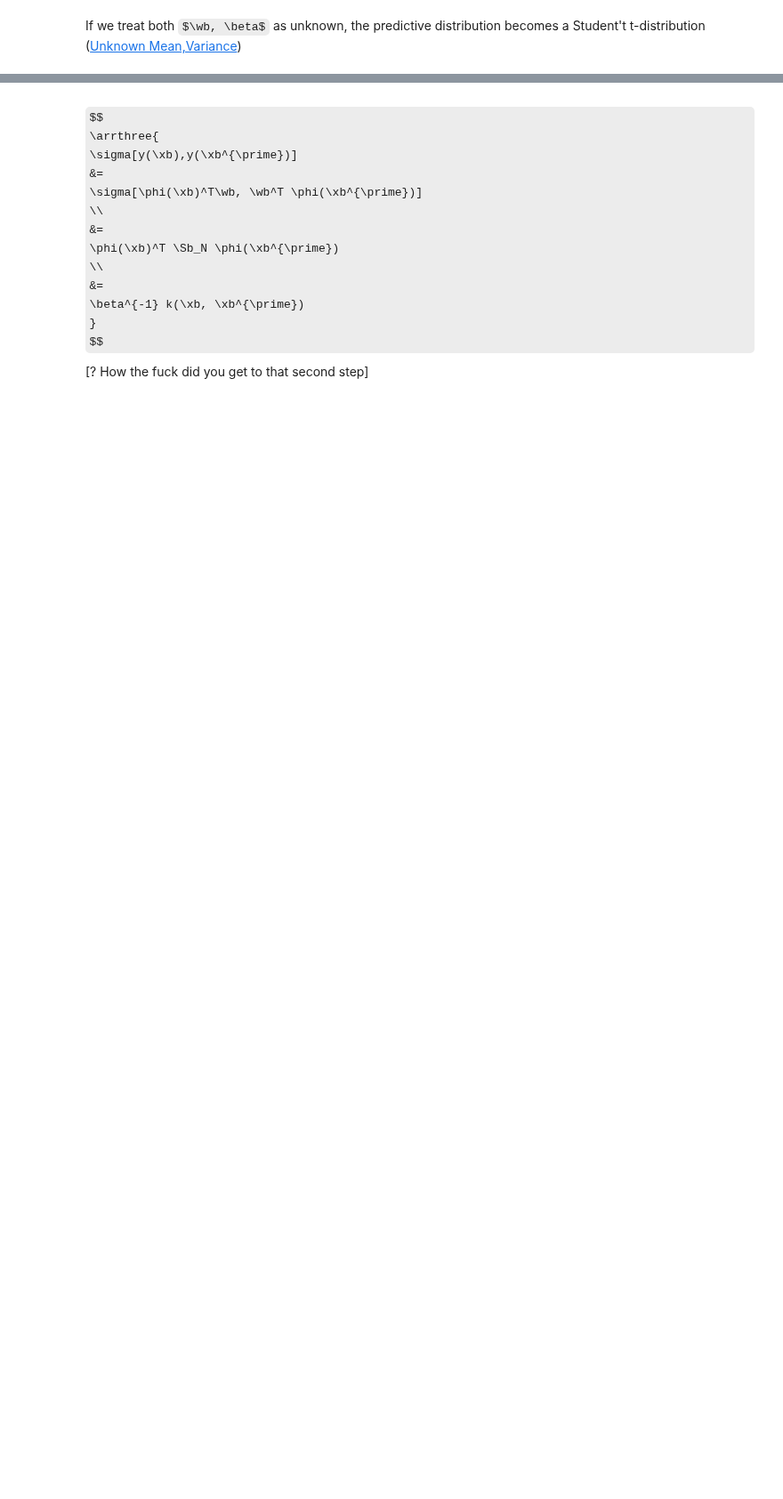
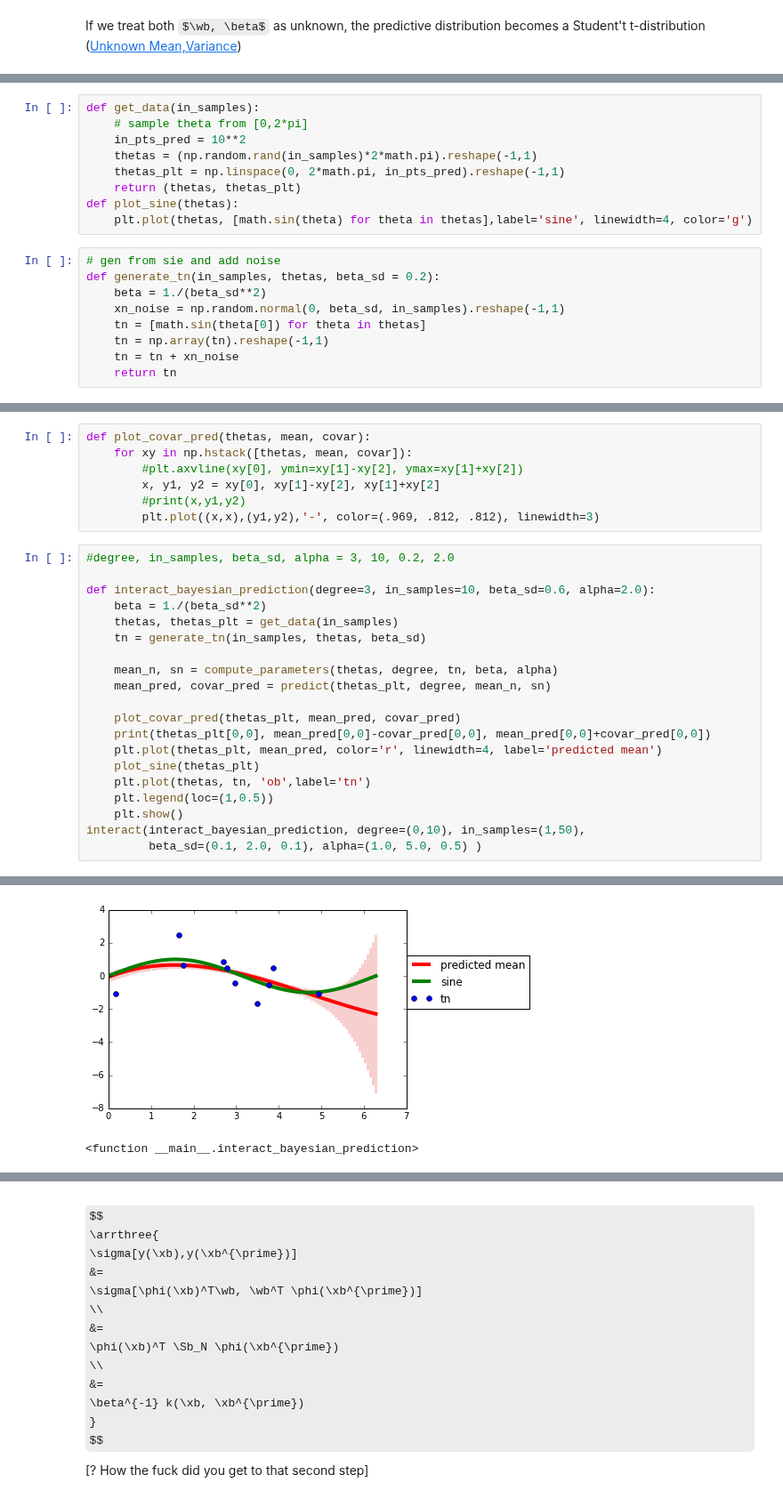
Before and after one commit to john-von-seneca/ml-and-what-not, a Jupyter notebook: void-main/linear-models-for-regression/bayesian-linear-regression.ipynb, the cells around one changed output, grey strips where cells are left out. Shown at 89% size. Saved outputs shown, nothing was run; the diff lists cells and outputs as text; some formulas as TeX source; blank space fills up the shorter version.

Commit message:
vm/3/bayesian-linear-regression$

```diff
--- a/void-main/linear-models-for-regression/bayesian-linear-regression.ipynb
+++ b/void-main/linear-models-for-regression/bayesian-linear-regression.ipynb
@@ -532,0 +536,18 @@ NameError: name 'np' is not defined
+# %%
+def get_data(in_samples):
+    # sample theta from [0,2*pi]
+    in_pts_pred = 10**2
+    thetas = (np.random.rand(in_samples)*2*math.pi).reshape(-1,1)
+    thetas_plt = np.linspace(0, 2*math.pi, in_pts_pred).reshape(-1,1)
+    return (thetas, thetas_plt)
+def plot_sine(thetas):
+    plt.plot(thetas, [math.sin(theta) for theta in thetas],label='sine', linewidth=4, color='g')
+# %%
+# gen from sie and add noise
+def generate_tn(in_samples, thetas, beta_sd = 0.2):
+    beta = 1./(beta_sd**2)
+    xn_noise = np.random.normal(0, beta_sd, in_samples).reshape(-1,1)
+    tn = [math.sin(theta[0]) for theta in thetas]
+    tn = np.array(tn).reshape(-1,1)
+    tn = tn + xn_noise
+    return tn
@@ -532,0 +574,28 @@ NameError: name 'np' is not defined
+# %%
+def plot_covar_pred(thetas, mean, covar):
+    for xy in np.hstack([thetas, mean, covar]):
+        #plt.axvline(xy[0], ymin=xy[1]-xy[2], ymax=xy[1]+xy[2])
+        x, y1, y2 = xy[0], xy[1]-xy[2], xy[1]+xy[2]
+        #print(x,y1,y2)
+        plt.plot((x,x),(y1,y2),'-', color=(.969, .812, .812), linewidth=3)
+# %%
+#degree, in_samples, beta_sd, alpha = 3, 10, 0.2, 2.0
+
+def interact_bayesian_prediction(degree=3, in_samples=10, beta_sd=0.6, alpha=2.0):
+    beta = 1./(beta_sd**2)
+    thetas, thetas_plt = get_data(in_samples)
+    tn = generate_tn(in_samples, thetas, beta_sd)
+
+    mean_n, sn = compute_parameters(thetas, degree, tn, beta, alpha)
+    mean_pred, covar_pred = predict(thetas_plt, degree, mean_n, sn)
+
+    plot_covar_pred(thetas_plt, mean_pred, covar_pred)
+    print(thetas_plt[0,0], mean_pred[0,0]-covar_pred[0,0], mean_pred[0,0]+covar_pred[0,0])
+    plt.plot(thetas_plt, mean_pred, color='r', linewidth=4, label='predicted mean')
+    plot_sine(thetas_plt)
+    plt.plot(thetas, tn, 'ob',label='tn')
+    plt.legend(loc=(1,0.5))
+    plt.show()
+interact(interact_bayesian_prediction, degree=(0,10), in_samples=(1,50),
+         beta_sd=(0.1, 2.0, 0.1), alpha=(1.0, 5.0, 0.5) )
+# %% [output]
@@ -532,0 +608,2 @@ NameError: name 'np' is not defined
+[figure, added]
+<function __main__.interact_bayesian_prediction>
```
Also changed, not shown: parts of 29 cells of this notebook, 4 other files.
